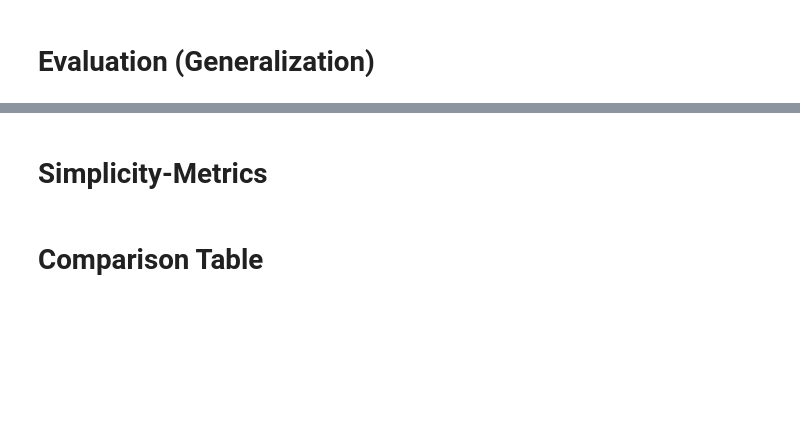
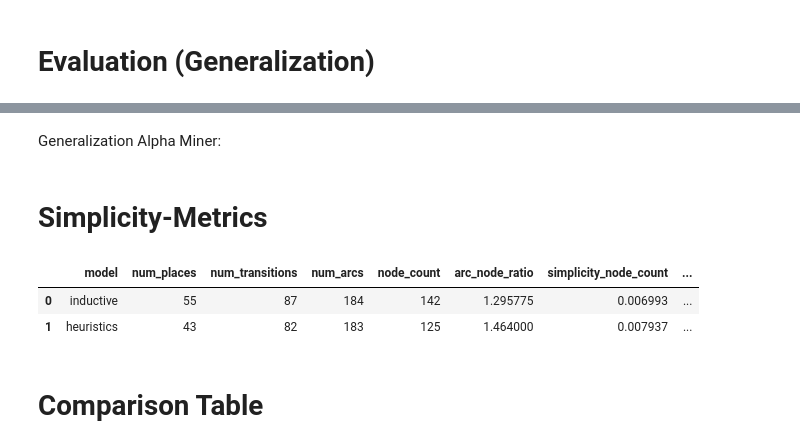
Before and after one commit to mertcanbesler/Business-Process-Prediction-Simulation-and-Optimization---Assignment-1, a Jupyter notebook: notebooks/03_model_creation_validation.ipynb, the cells around one changed output, grey strips where cells are left out. Saved outputs shown, nothing was run; the diff lists cells and outputs as text; code cells hidden in the pictures; blank space fills up the shorter version.

```diff
--- a/notebooks/03_model_creation_validation.ipynb
+++ b/notebooks/03_model_creation_validation.ipynb
@@ -127,0 +261,2 @@ print(f"Generalization IM: {gen_im:.3f} | Generalization HM: {gen_hm:.3f}")
+# %% [markdown]
+Generalization Alpha Miner:
@@ -128,19 +281,51 @@ print(f"Generalization IM: {gen_im:.3f} | Generalization HM: {gen_hm:.3f}")
 # %% [markdown]
 # Simplicity-Metrics
 # %%
-def simplicity_size(net):
-    return len(net.places) + len(net.transitions)
+def compute_simplicity_metrics(net):
+    # basic structural counts
+    num_places = len(net.places)
+    num_transitions = len(net.transitions)
+    num_arcs = len(net.arcs)
 
-def simplicity_density(net):
-    arcs = sum(len(x.out_arcs) for x in list(net.places) + list(net.transitions))
-    denom = max(1, len(net.places) * len(net.transitions))
-    return arcs / denom
+    node_count = num_places + num_transitions
 
-simp_size_im, simp_dens_im = simplicity_size(net_im), simplicity_density(net_im)
-simp_size_hm, simp_dens_hm = simplicity_size(net_hm), simplicity_density(net_hm)
+    # metric 1: Node Count Simplicity (fewer nodes → simpler model)
+    simplicity_node_count = 1 / (1 + node_count)
 
-print(f"IM  -> size:{simp_size_im}  density:{simp_dens_im:.3f}")
-print(f"HM  -> size:{simp_size_hm}  density:{simp_dens_hm:.3f}")
+    # metric 2: Arc Density Simplicity (fewer arcs per node → simpler model)
+    arc_node_ratio = num_arcs / node_count if node_count > 0 else float("nan")
+    simplicity_arc_density = 1 / (1 + arc_node_ratio) if arc_node_ratio > 0 else float("nan")
+
+    return {
+        "num_places": num_places,
+        "num_transitions": num_transitions,
+        "num_arcs": num_arcs,
+        "node_count": node_count,
+        "arc_node_ratio": arc_node_ratio,
+        "simplicity_node_count": simplicity_node_count,
+        "simplicity_arc_density": simplicity_arc_density,
+    }
+
+
+# Compute simplicity for all three models
+simplicity_im = compute_simplicity_metrics(net_im)
+simplicity_hm = compute_simplicity_metrics(net_hm)
+simplicity_alpha = compute_simplicity_metrics(net_alpha)
+
+# Summary table
+simplicity_summary = pd.DataFrame(
+    [
+        {"model": "inductive", **simplicity_im},
+        {"model": "heuristics", **simplicity_hm},
+        {"model": "alpha", **simplicity_alpha},
+    ]
+)
+
+display(simplicity_summary)
+# %% [output]
+|  | model | num_places | num_transitions | num_arcs | node_count | arc_node_ratio | simplicity_node_count | ... |
+| 0 | inductive | 55 | 87 | 184 | 142 | 1.295775 | 0.006993 | ... |
+| 1 | heuristics | 43 | 82 | 183 | 125 | 1.464000 | 0.007937 | ... |
 # %% [markdown]
 # Comparison Table
 # %%
```
Also changed, not shown: parts of 26 cells of this notebook, 3 other files.
